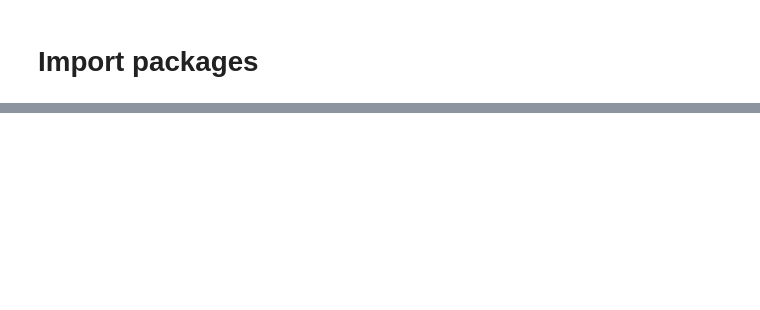
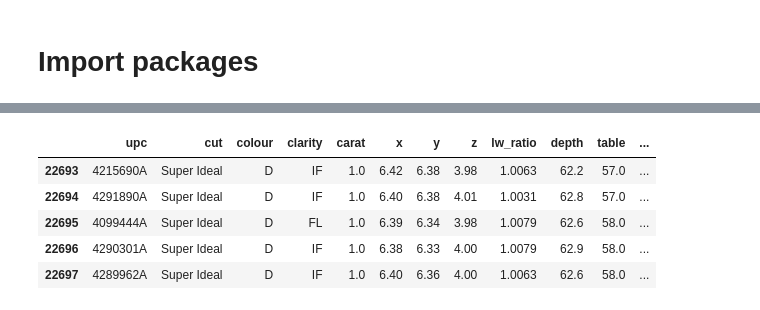
Before and after one commit to SiphuLangeni/4Cs-of-Diamonds, a Jupyter notebook: Diamond Scraper.ipynb, the cells around one changed output, grey strips where cells are left out. Saved outputs shown, nothing was run; the diff lists cells and outputs as text; code cells hidden in the pictures; blank space fills up the shorter version.

```diff
--- a/Diamond Scraper.ipynb
+++ b/Diamond Scraper.ipynb
@@ -245,0 +253,9 @@ df3.tail()
+# %%
+df.tail()
+# %% [output]
+|  | upc | cut | colour | clarity | carat | x | y | z | lw_ratio | depth | table | ... |
+| 22693 | 4215690A | Super Ideal | D | IF | 1.0 | 6.42 | 6.38 | 3.98 | 1.0063 | 62.2 | 57.0 | ... |
+| 22694 | 4291890A | Super Ideal | D | IF | 1.0 | 6.40 | 6.38 | 4.01 | 1.0031 | 62.8 | 57.0 | ... |
+| 22695 | 4099444A | Super Ideal | D | FL | 1.0 | 6.39 | 6.34 | 3.98 | 1.0079 | 62.6 | 58.0 | ... |
+| 22696 | 4290301A | Super Ideal | D | IF | 1.0 | 6.38 | 6.33 | 4.00 | 1.0079 | 62.9 | 58.0 | ... |
+| 22697 | 4289962A | Super Ideal | D | IF | 1.0 | 6.40 | 6.36 | 4.00 | 1.0063 | 62.6 | 58.0 | ... |
```
Also changed, not shown: parts of 42 cells of this notebook.
